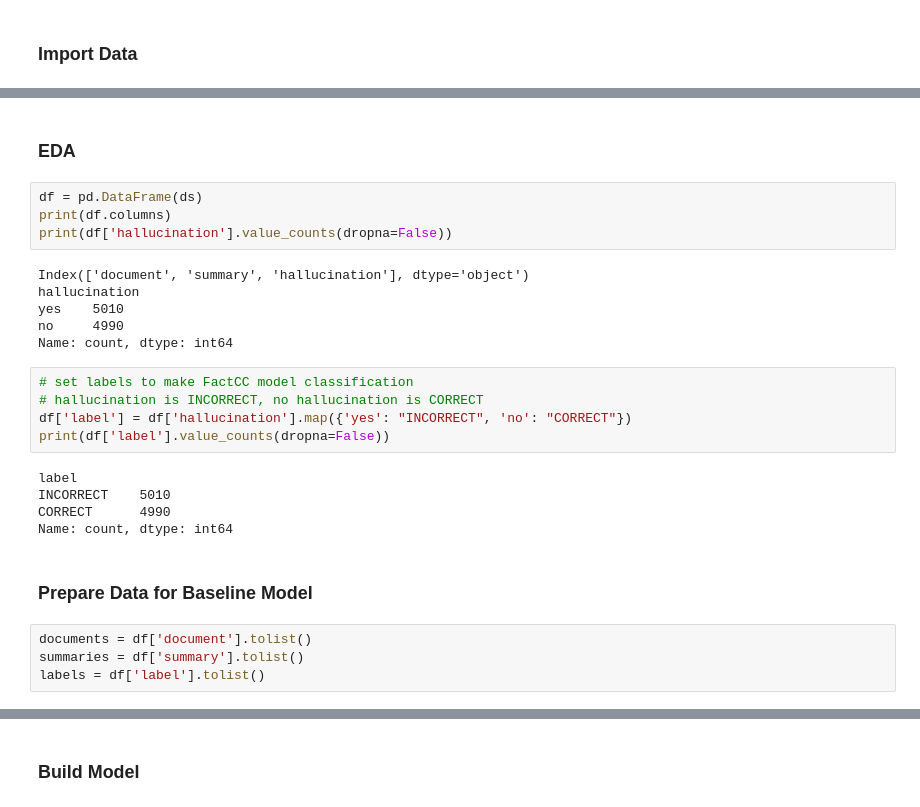
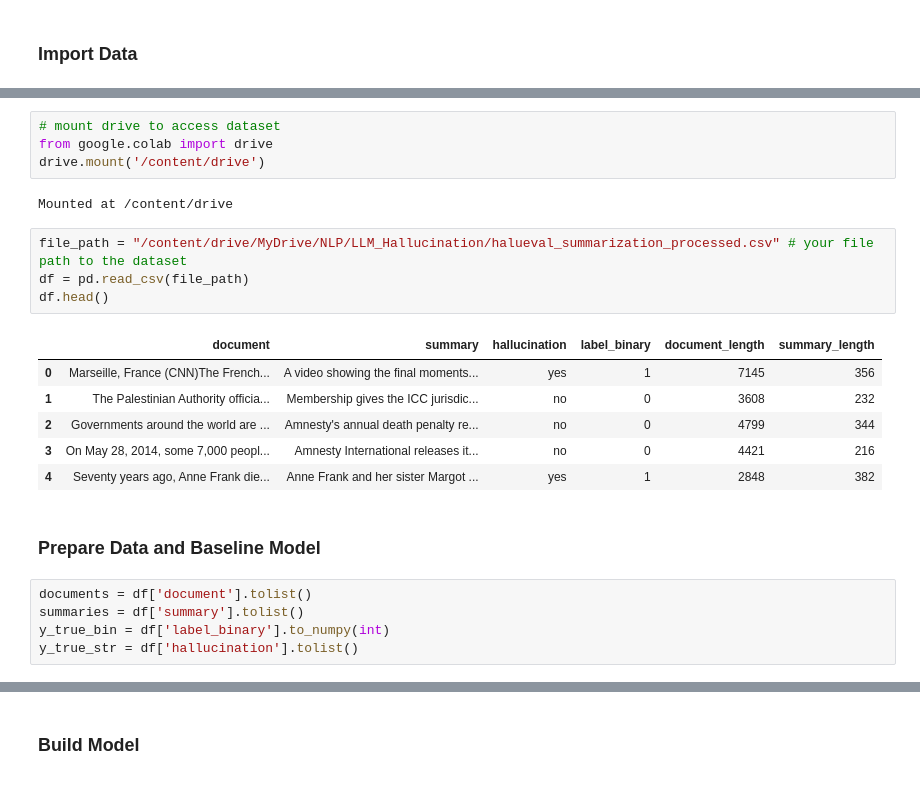
Before and after one commit to scottstossel/llm-hallucinations, a Jupyter notebook: experiments/Hallucination_Baseline.ipynb, the cells around one changed output, grey strips where cells are left out. Drawn from its saved outputs; the diff is of its cells as text.

```diff
--- a/experiments/Hallucination_Baseline.ipynb
+++ b/experiments/Hallucination_Baseline.ipynb
@@ -67,28 +41,24 @@ hallucination: no
-# %% [markdown]
-### EDA
-# %%
-df = pd.DataFrame(ds)
-print(df.columns)
-print(df['hallucination'].value_counts(dropna=False))
-# %% [output]
-Index(['document', 'summary', 'hallucination'], dtype='object')
-hallucination
-yes    5010
-no     4990
-Name: count, dtype: int64
-# %%
-# set labels to make FactCC model classification
-# hallucination is INCORRECT, no hallucination is CORRECT
-df['label'] = df['hallucination'].map({'yes': "INCORRECT", 'no': "CORRECT"})
-print(df['label'].value_counts(dropna=False))
-# %% [output]
-label
-INCORRECT    5010
-CORRECT      4990
-Name: count, dtype: int64
+# %%
+# mount drive to access dataset
+from google.colab import drive
+drive.mount('/content/drive')
+# %% [output]
+Mounted at /content/drive
+# %%
+file_path = "/content/drive/MyDrive/NLP/LLM_Hallucination/halueval_summarization_processed.csv" # your file path to the dataset
+df = pd.read_csv(file_path)
+df.head()
+# %% [output]
+|  | document | summary | hallucination | label_binary | document_length | summary_length |
+| 0 | Marseille, France (CNN)The French... | A video showing the final moments... | yes | 1 | 7145 | 356 |
+| 1 | The Palestinian Authority officia... | Membership gives the ICC jurisdic... | no | 0 | 3608 | 232 |
+| 2 | Governments around the world are ... | Amnesty's annual death penalty re... | no | 0 | 4799 | 344 |
+| 3 | On May 28, 2014, some 7,000 peopl... | Amnesty International releases it... | no | 0 | 4421 | 216 |
+| 4 | Seventy years ago, Anne Frank die... | Anne Frank and her sister Margot ... | yes | 1 | 2848 | 382 |
 # %% [markdown]
-### Prepare Data for Baseline Model
+### Prepare Data and Baseline Model
 # %%
 documents = df['document'].tolist()
 summaries = df['summary'].tolist()
-labels = df['label'].tolist()
+y_true_bin = df['label_binary'].to_numpy(int)
+y_true_str = df['hallucination'].tolist()
```
Also changed, not shown: parts of 20 cells of this notebook.
